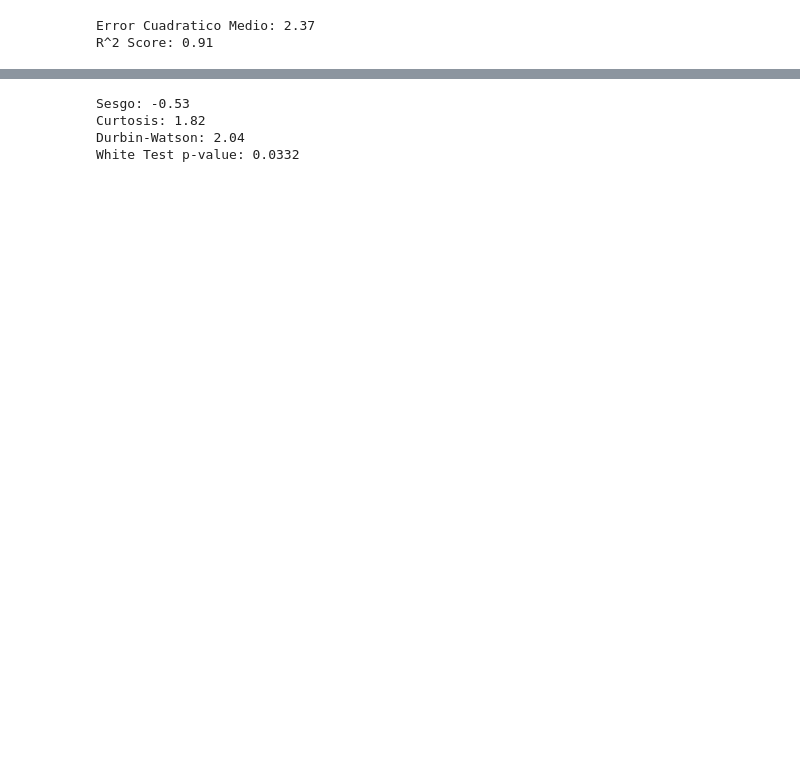
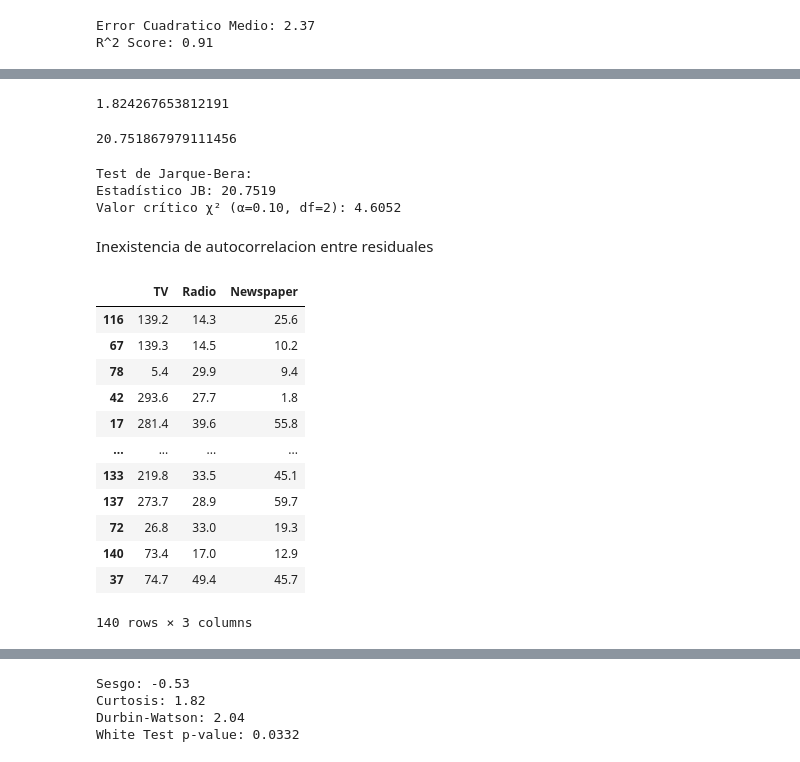
Before and after one commit to Benmaza/Benmaza, a Jupyter notebook: EBAC/Tareas/TareaM53-CD-RubenMaza.ipynb, the cells around one changed output, grey strips where cells are left out. Cells and saved outputs as stored; diff of their text form; code cells hidden in the pictures; blank space fills up the shorter version.

```diff
--- a/EBAC/Tareas/TareaM53-CD-RubenMaza.ipynb
+++ b/EBAC/Tareas/TareaM53-CD-RubenMaza.ipynb
@@ -98,0 +114,25 @@ Intervalo de confianza del 90%: "14.59 --- 15.78"
+# %%
+kurtosis = float(scipy.stats.kurtosis(modelo.resid, fisher=True))
+kurtosis
+# %% [output]
+1.824267653812191
+# %%
+JB = (len(Y)/6) * (skew**2 + (kurtosis -3)**2/4)
+JB
+# %% [output]
+20.751867979111456
+# %%
+# Test de Jarque-Bera para normalidad de residuos
+Nivel_confianza = 0.90
+df_JB = 2  # Grados de libertad para Jarque-Bera (sesgo + curtosis)
+valor_critico_JB = scipy.stats.chi2.ppf(Nivel_confianza, df=df_JB)
+
+print(f"Test de Jarque-Bera:")
+print(f"Estadístico JB: {JB:.4f}")
+print(f"Valor crítico χ² (α=0.10, df={df_JB}): {valor_critico_JB:.4f}")
+# %% [output]
+Test de Jarque-Bera:
+Estadístico JB: 20.7519
+Valor crítico χ² (α=0.10, df=2): 4.6052
+# %% [markdown]
+Inexistencia de autocorrelacion entre residuales
@@ -98,0 +141,18 @@ Intervalo de confianza del 90%: "14.59 --- 15.78"
+# %%
+y_train_df = pd.DataFrame(Y_train)
+x_train_df = pd.DataFrame(X_train[['TV', 'Radio', 'Newspaper']], columns=['TV', 'Radio', 'Newspaper'])
+x_train_df
+# %% [output]
+|  | TV | Radio | Newspaper |
+| 116 | 139.2 | 14.3 | 25.6 |
+| 67 | 139.3 | 14.5 | 10.2 |
+| 78 | 5.4 | 29.9 | 9.4 |
+| 42 | 293.6 | 27.7 | 1.8 |
+| 17 | 281.4 | 39.6 | 55.8 |
+| ... | ... | ... | ... |
+| 133 | 219.8 | 33.5 | 45.1 |
+| 137 | 273.7 | 28.9 | 59.7 |
+| 72 | 26.8 | 33.0 | 19.3 |
+| 140 | 73.4 | 17.0 | 12.9 |
+| 37 | 74.7 | 49.4 | 45.7 |
+140 rows × 3 columns
```
Also changed, not shown: parts of 17 cells of this notebook.
